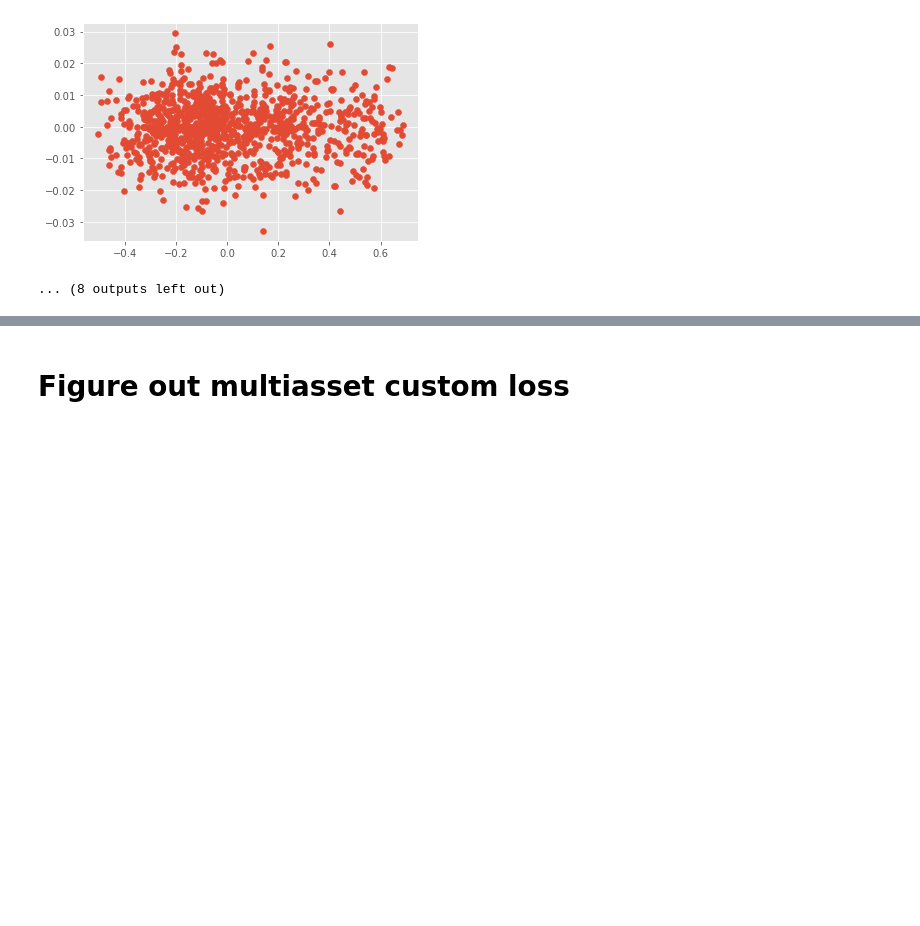
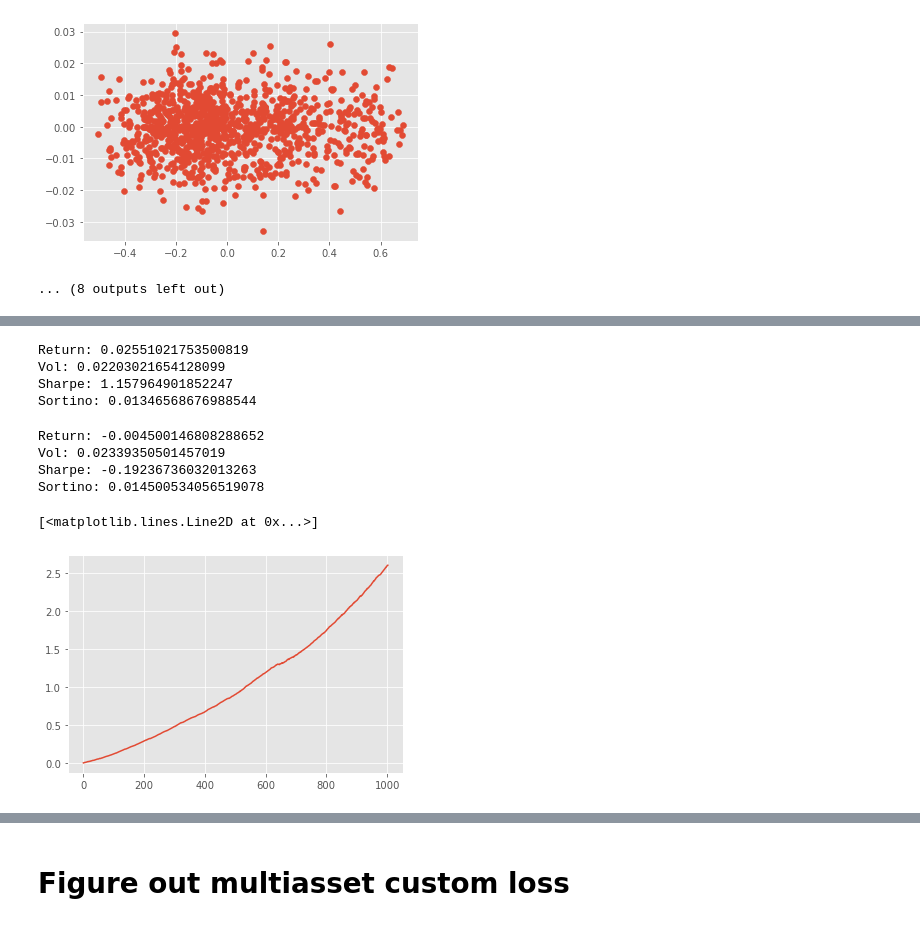
Before and after one commit to mkosik89/Springboard, a Jupyter notebook: Capstone_3/model/Deep Momentum.ipynb, the cells around one changed output, grey strips where cells are left out. Saved outputs shown, nothing was run; the diff lists cells and outputs as text; code cells hidden in the pictures; blank space fills up the shorter version.

```diff
--- a/Capstone_3/model/Deep Momentum.ipynb
+++ b/Capstone_3/model/Deep Momentum.ipynb
@@ -368,0 +430,33 @@ cs=[np.corrcoef(preds_lstm[:,i],t_ytest[:,i])[0][1] for i in range(t_ytest.shape
+# %%
+preds_lstm  = model.predict(t_xtest_sc)
+# pos_lstm = np.sign(preds_lstm)
+pos_lstm = preds_lstm
+out_lstm = (t_ytest*pos_lstm).mean(axis=1)
+print('Return: {}'.format(out_lstm.mean()*252))
+print('Vol: {}'.format(out_lstm.std()*np.sqrt(252)))
+print('Sharpe: {}'.format(out_lstm.mean()*np.sqrt(252)/out_lstm.std()))
+print('Sortino: {}'.format(np.maximum(out_lstm,0.0).std()*np.sqrt(252)))
+# %% [output]
+Return: 0.02551021753500819
+Vol: 0.02203021654128099
+Sharpe: 1.157964901852247
+Sortino: 0.01346568676988544
+# %%
+preds_lstm  = model.predict(t_xtest_sc)
+# pos_lstm = np.sign(preds_lstm)
+pos_lstm = preds_lstm
+out_lstm = (t_ytest*pos_lstm).mean(axis=1)
+print('Return: {}'.format(out_lstm.mean()*252))
+print('Vol: {}'.format(out_lstm.std()*np.sqrt(252)))
+print('Sharpe: {}'.format(out_lstm.mean()*np.sqrt(252)/out_lstm.std()))
+print('Sortino: {}'.format(np.maximum(out_lstm,0.0).std()*np.sqrt(252)))
+# %% [output]
+Return: -0.004500146808288652
+Vol: 0.02339350501457019
+Sharpe: -0.19236736032013263
+Sortino: 0.014500534056519078
+# %%
+plt.plot((out_lstm + 1).cumprod()-1)
+# %% [output]
+[<matplotlib.lines.Line2D at 0x...>]
+[figure, added]
```
Also changed, not shown: parts of 11 cells of this notebook, 3 other files.
